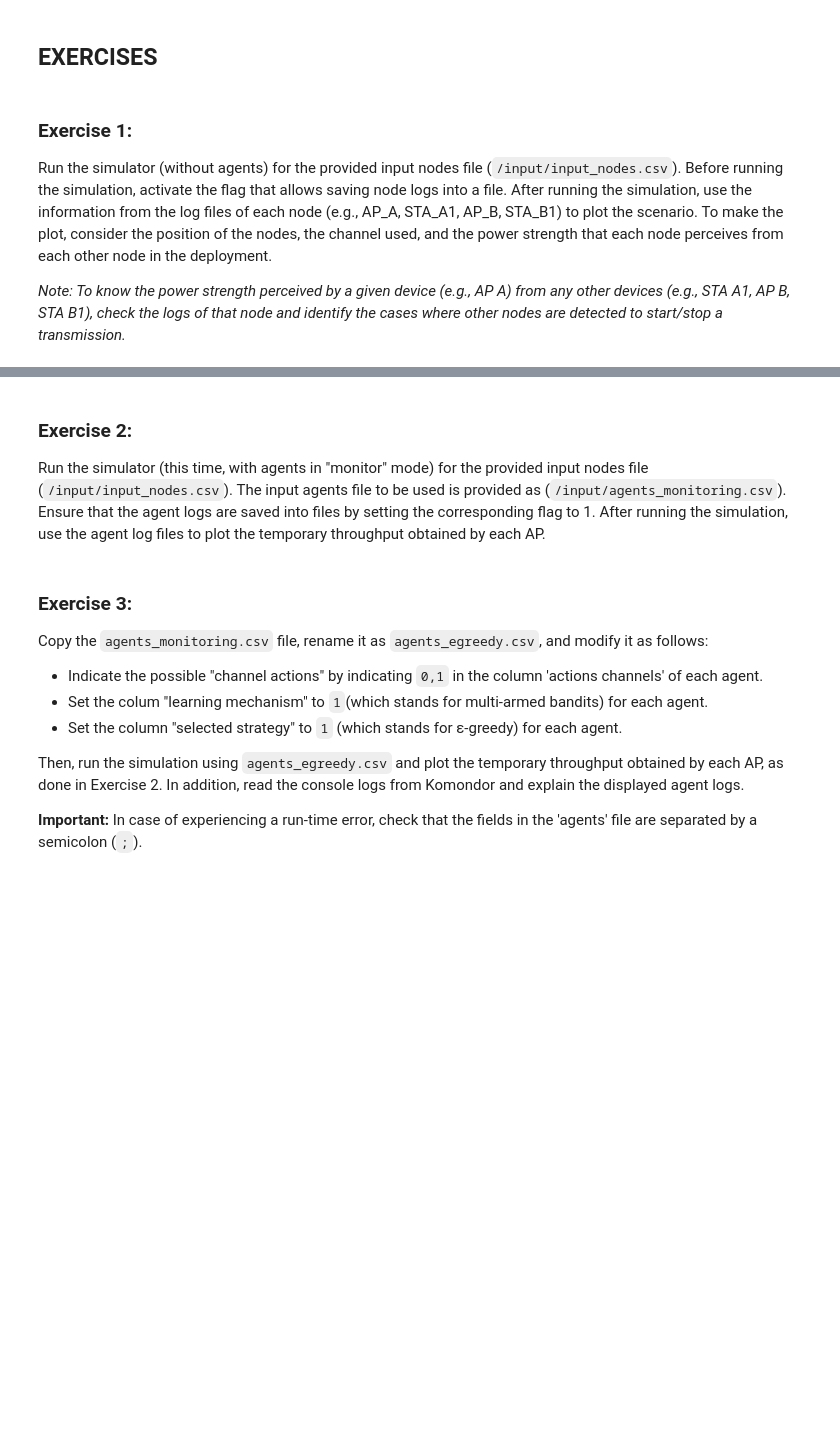
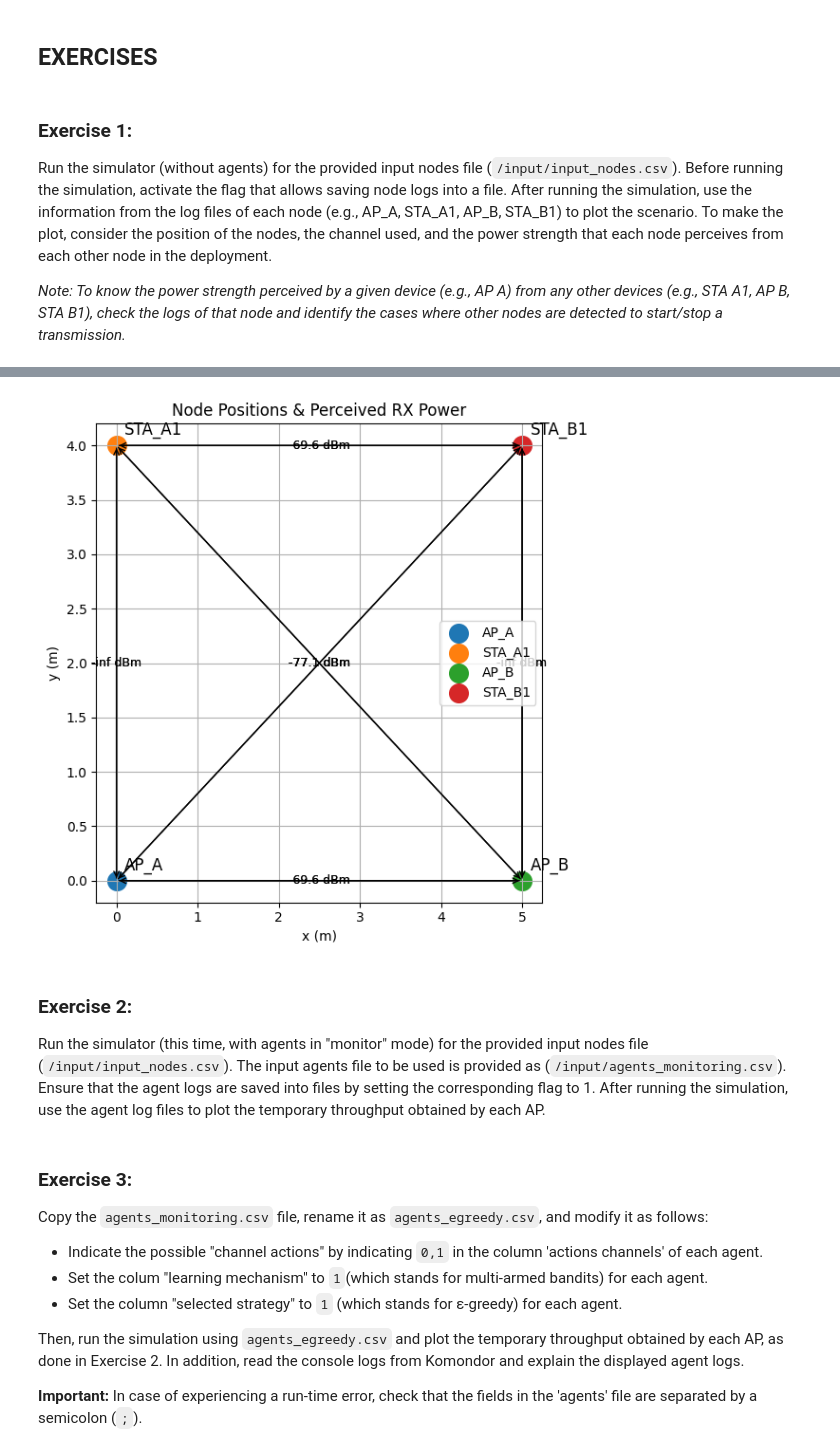
Before and after one commit to jordiestevee/ML4Net-2025, a Jupyter notebook: Lab1/AAX_Lab1.ipynb, the cells around one changed output, grey strips where cells are left out. Saved outputs shown, nothing was run; the diff lists cells and outputs as text; code cells hidden in the pictures; blank space fills up the shorter version.

```diff
--- a/Lab1/AAX_Lab1.ipynb
+++ b/Lab1/AAX_Lab1.ipynb
@@ -500,0 +443,93 @@ RuntimeError: No detection events found—check your outdir and regex!
+# %%
+import re
+import pandas as pd
+import matplotlib.pyplot as plt
+from pathlib import Path
+
+# 1) Paths (fix: add extra Lab1)
+raw_dir      = Path("Lab1/output")
+filtered_dir = raw_dir
+
+# 2) Filter raw logs down to only the lines we need
+keep_pat = ["InportSomeNodeStartTX", "Power sensed per channel"]
+for raw in raw_dir.glob("logs_output__*_*.*"):
+    nid_and_node = raw.stem.split("__", 1)[1]
+    node = nid_and_node.split("_", 1)[1]
+    outf = filtered_dir / f"filtered_{node}.log"
+    with raw.open() as rf, outf.open("w") as wf:
+        for L in rf:
+            if any(p in L for p in keep_pat):
+                wf.write(L)
+    print(f"  {raw.name} → {outf.name} ({outf.stat().st_size/1024:.1f} KB)")
+
+# 3) Load node positions (fix: add extra Lab1)
+nodes = pd.read_csv("Lab1/input/input_nodes.csv", sep=";")
+
+# ...rest of your code unchanged...
+
+# 4) Parse & plot
+id_map = {"N0":"AP_A","N1":"STA_A1","N2":"AP_B","N3":"STA_B1"}
+records = []
+
+for _, r in nodes.iterrows():
+    receiver = r["node_code"]
+    print(receiver)
+    fpath    = filtered_dir / f"filtered_{receiver}.log"
+    last_tx  = None
+    if not fpath.exists():
+        print(f"⚠️ Missing {fpath.name}")
+        continue
+    for line in fpath.open():
+        if "InportSomeNodeStartTX" in line:
+
+            m = re.search(r"InportSomeNodeStartTX.*(N\d+).*power of\s*([\d.]+)\s*dBm", line)
+            if m:
+                last_tx = (m.group(1), float(m.group(2)))
+        elif "Power sensed per channel [dBm]:" in line and last_tx:
+
+            split_line = line.split("Power sensed per channel [dBm]:",1)
+            if len(split_line) > 1:
+                parts = split_line[1].split()
+                try:
+                    pwr = float(parts[0])
+                    tx  = id_map[last_tx[0]]
+
+                    if tx != receiver:
+                        records.append({
+                            "receiver":    receiver,
+                            "transmitter": tx,
+                            "power_dBm":   pwr
+                        })
+                except ValueError:
+                    pass
+            last_tx = None
+# ...existing code...
+
+import pandas as pd
+import matplotlib.pyplot as plt
+
+# ...existing code to build 'records'...
+
+# Keep only the strongest (max power) detection per (receiver, transmitter)
+df = pd.DataFrame(records)
+if df.empty:
+    raise RuntimeError("No detections found in filtered logs—check the filenames!")
+df = df.sort_values('power_dBm', ascending=False).drop_duplicates(['receiver', 'transmitter'])
+
+plt.figure(figsize=(6,6))
+for _, r in nodes.iterrows():
+    plt.scatter(r["x(m)"], r["y(m)"], s=200, marker="o", label=r["node_code"])
+    plt.text(r["x(m)"]+0.1, r["y(m)"]+0.1, r["node_code"], fontsize=12)
+for _, ev in df.iterrows():
+    rx = nodes.set_index("node_code").loc[ev["receiver"]]
+    tx = nodes.set_index("node_code").loc[ev["transmitter"]]
+    plt.annotate("", xy=(rx["x(m)"],rx["y(m)"]),
+                      xytext=(tx["x(m)"],tx["y(m)"]),
+                      arrowprops=dict(arrowstyle="->", lw=1))
+    mx, my = (rx["x(m)"]+tx["x(m)"])/2, (rx["y(m)"]+tx["y(m)"])/2
+    plt.text(mx, my, f"{ev['power_dBm']:.1f} dBm", fontsize=9, ha="center", va="center")
+plt.title("Node Positions & Perceived RX Power")
+plt.xlabel("x (m)"); plt.ylabel("y (m)")
+plt.legend(); plt.grid(True); plt.tight_layout()
+plt.show()
+# %% [output]
@@ -501,3 +544,4 @@ RuntimeError: No detection events found—check your outdir and regex!
+[figure, added]
 # %% [markdown]
 ### Exercise 2:
 
```
Also changed, not shown: parts of 10 cells of this notebook.
